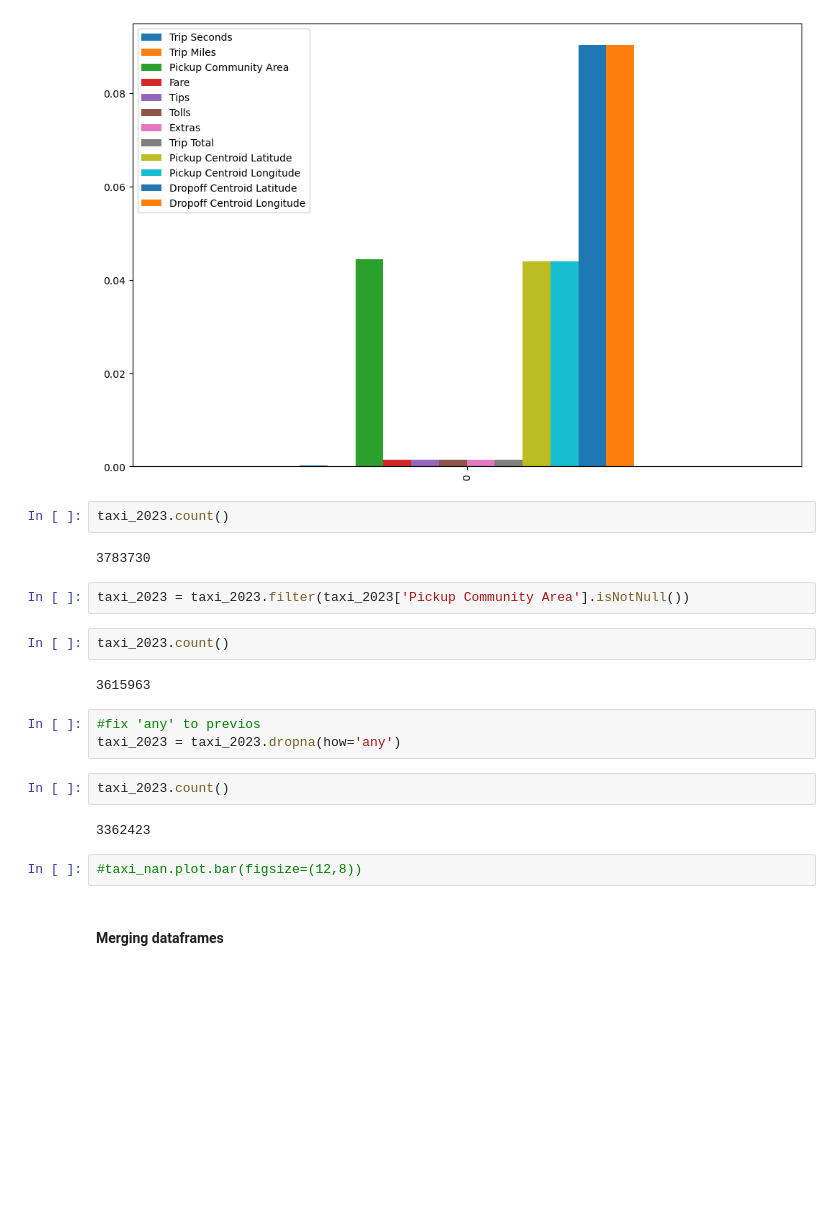
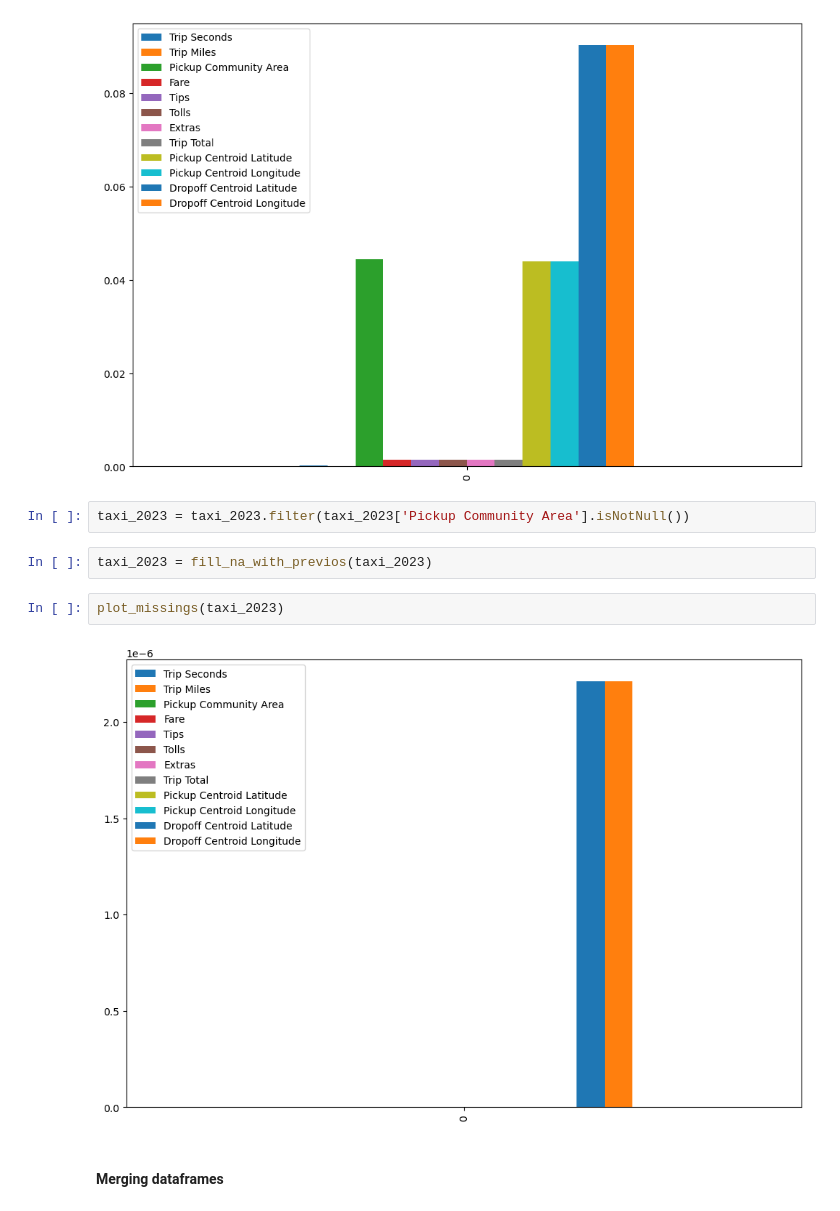
Before and after one commit to Aritanos/Data-Science-Portfolio, a Jupyter notebook: PySpark Taxi count/PySpark Taxi project.ipynb, the cells around one changed output. Saved outputs shown, nothing was run; the diff lists cells and outputs as text; blank space fills up the shorter version.

```diff
--- a/PySpark Taxi count/PySpark Taxi project.ipynb
+++ b/PySpark Taxi count/PySpark Taxi project.ipynb
@@ -217,24 +216,13 @@ taxi.count()
 plot_missings(taxi_2023)
 # %% [output]
 [figure]
-# %%
-taxi_2023.count()
-# %% [output]
-3783730
 # %%
 taxi_2023 = taxi_2023.filter(taxi_2023['Pickup Community Area'].isNotNull())
-# %%
-taxi_2023.count()
-# %% [output]
-3615963
 # %%
-#fix 'any' to previos
-taxi_2023 = taxi_2023.dropna(how='any')
+taxi_2023 = fill_na_with_previos(taxi_2023)
-# %%
-taxi_2023.count()
-# %% [output]
-3362423
-# %%
-#taxi_nan.plot.bar(figsize=(12,8))
+# %%
+plot_missings(taxi_2023)
+# %% [output]
+[figure, added]
 # %% [markdown]
 #### Merging dataframes
```
Also changed, not shown: parts of 89 cells of this notebook.
